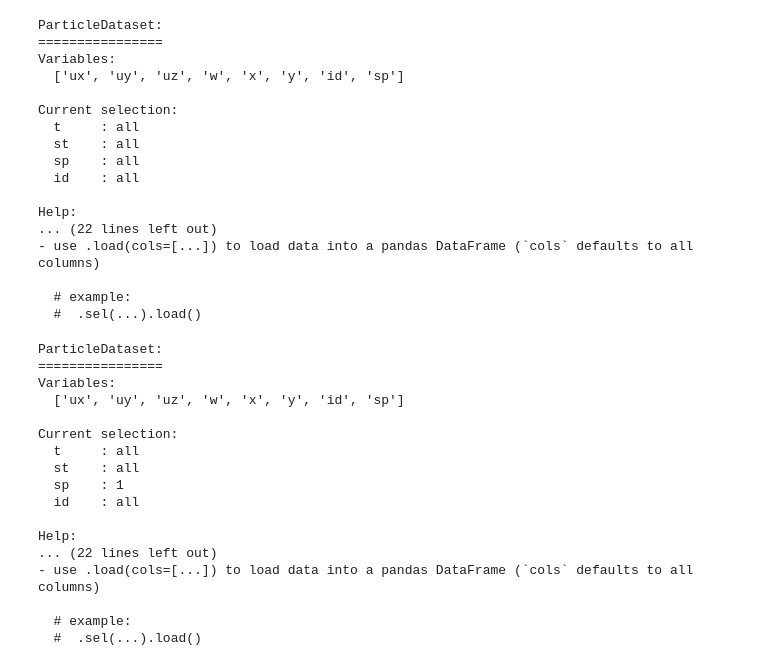
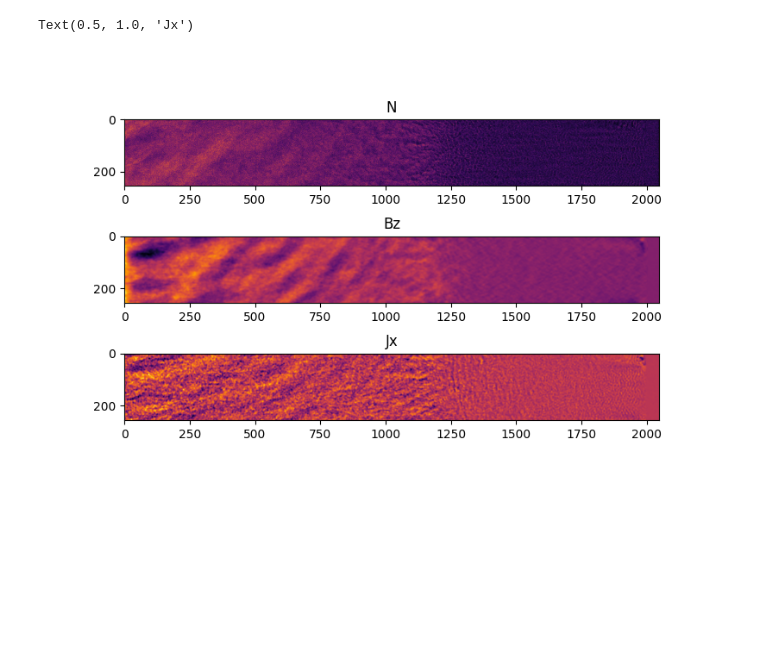
Before and after one commit to xwgong01/entity, a Jupyter notebook: FldMCP/Shock.ipynb, the cells around one changed output. Saved outputs shown, nothing was run; the diff lists cells and outputs as text; code cells hidden in the pictures; blank space fills up the shorter version.

```diff
--- a/FldMCP/Shock.ipynb
+++ b/FldMCP/Shock.ipynb
@@ -1,49 +1,25 @@
 # %%
 import nt2
 
-data = nt2.Data(path="/travail/xgong/shock/output/shock/")
+data = nt2.Data(path="/travail/xgong/shock/output/shock_my")
-# %%
-data.particles
-# %% [output]
-ParticleDataset:
-================
-Variables:
-  ['ux', 'uy', 'uz', 'w', 'x', 'y', 'id', 'sp']
-
-Current selection:
-  t     : all
-  st    : all
-  sp    : all
-  id    : all
-
-Help:
-... (22 lines left out)
-- use .load(cols=[...]) to load data into a pandas DataFrame (`cols` defaults to all columns)
-
-  # example:
-  #  .sel(...).load()
-# %%
-arr = data.particles.sel(sp = 1, method='nearest')
-print(arr)
-arr = arr.load()#.load()
-import matplotlib.pyplot as plt
-
-# plt.hist2d(arr)
-# %% [output]
-ParticleDataset:
-================
-Variables:
-  ['ux', 'uy', 'uz', 'w', 'x', 'y', 'id', 'sp']
-
-Current selection:
-  t     : all
-  st    : all
-  sp    : 1
-  id    : all
-
-Help:
-... (22 lines left out)
-- use .load(cols=[...]) to load data into a pandas DataFrame (`cols` defaults to all columns)
-
-  # example:
-  #  .sel(...).load()
+# %%
+arr = data.fields#.sel(sp = 1000)
+import numpy as np
+# print(arr)
+# arr = arr.load()#.load()
+
+import matplotlib.pyplot as plt
+%matplotlib widget
+# plt.plot(np.mean(arr['N'][6,:,:], 0))
+fig, (ax1, ax2, ax3) = plt.subplots(3,figsize=(8,5))
+ax1.imshow(arr['N_1'][-1,:,:], cmap='inferno')
+ax2.imshow(arr['Bz'][-1,:,:], cmap='inferno')
+ax3.imshow(arr['Jx'][-1,:,:], cmap='inferno')
+ax1.set_title('N')
+ax2.set_title('Bz')
+ax3.set_title('Jx')
+# plt.ylim(0,4)
+# plt.hist2d(arr)
+# %% [output]
+Text(0.5, 1.0, 'Jx')
+[figure, added]
```
Also changed, not shown: parts of 4 cells of this notebook, 7 other files.
